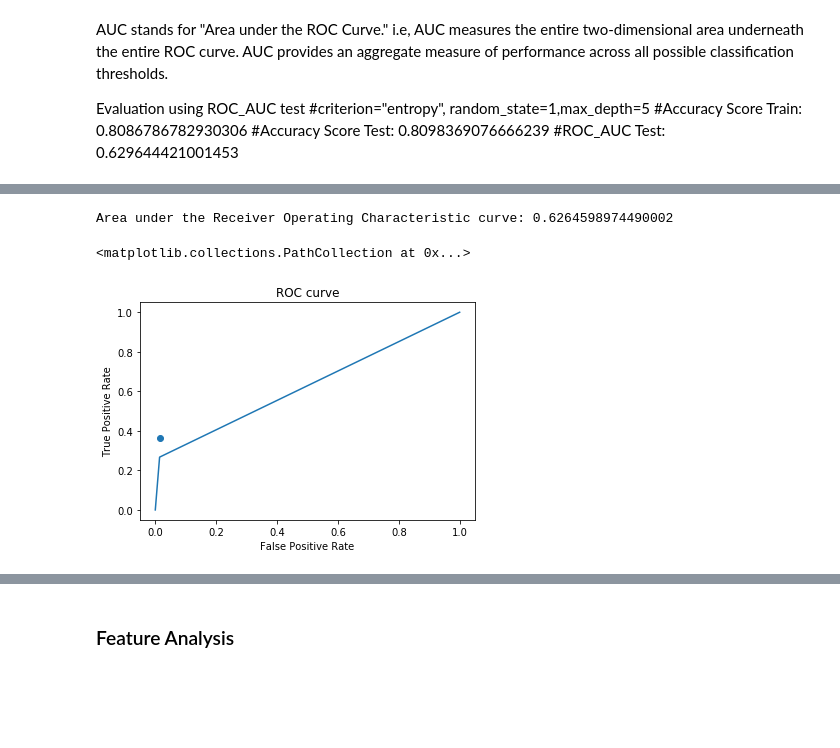
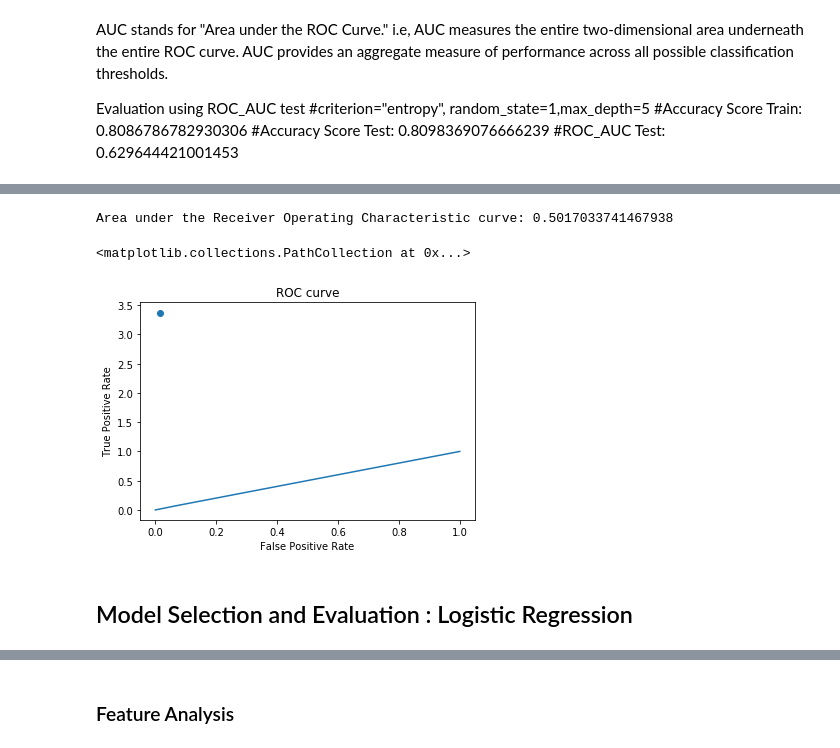
Before and after one commit to in04436r/Car-Crash-Severeity, a Jupyter notebook: Notebooks/Collision_Analysis_RE.ipynb, the cells around one changed output, grey strips where cells are left out. Cells and saved outputs as stored; diff of their text form; code cells hidden in the pictures; blank space fills up the shorter version.

```diff
--- a/Notebooks/Collision_Analysis_RE.ipynb
+++ b/Notebooks/Collision_Analysis_RE.ipynb
@@ -100,11 +186,11 @@ Building the target datframe
 # %%
 # Creating a new dataframe for COLLISION_TYPE
 # Then we will OneHotEncode the data to categories
-COLLISION_type1 = df1['COLLISIONTYPE']
-COLLISION_df1 = pd.DataFrame(COLLISION_type1, columns=['COLLISIONTYPE'])
-COLLISION_df1 = pd.DataFrame(ohe.fit_transform(COLLISION_df1[['COLLISIONTYPE']]).toarray())
+COLLISION_type1 = d1['COLLISIONTYPE']
+COLLISION_d1 = pd.DataFrame(COLLISION_type1, columns=['COLLISIONTYPE'])
+COLLISION_d1 = pd.DataFrame(ohe.fit_transform(COLLISION_d1[['COLLISIONTYPE']]).toarray())
 # %%
 # Each column will be a COLLISION_TYPE, so we will need to label each column
-COLLISION_col1 = df1['COLLISIONTYPE'].unique()
-COLLISION_df1.columns = COLLISION_col1
+COLLISION_col1 = d1['COLLISIONTYPE'].unique()
+COLLISION_d1.columns = COLLISION_col1
 # %%
@@ -123,7 +209,7 @@ text_col = ['WEATHER', 'LIGHTCOND', 'JUNCTIONTYPE', 'UNDERINFL', 'ROADCOND', 'IN
 en_df1 = pd.DataFrame()
 for col in text_col:
     encoder = LabelEncoder()
-    en_df1[col] = encoder.fit_transform(df1[col])
+    en_df1[col] = encoder.fit_transform(d1[col])
 
 en_df1
 # %% [output]
@@ -185,7 +271,7 @@ sev_df1
  Merging the label encoded feature set with the target set
 # %%
 # Merge the FIRST_CRASH_TYPE and the LabelEncoded dataframe together
-df_01 = pd.merge(COLLISION_df1, en_df1, left_index=True, right_index=True)
+df_01 = pd.merge(COLLISION_d1, en_df1, left_index=True, right_index=True)
 # %%
 df_01.columns
 # %% [output]
@@ -270,22 +377,24 @@ weighted avg       0.82      0.81      0.77    155738
 # %%
 from sklearn.metrics import roc_auc_score, roc_curve
 fpr, tpr, thresholds = roc_curve(y_train, y_test_pred)
 plt.plot(fpr, tpr)
 plt.title('ROC curve')
 plt.xlabel('False Positive Rate')
 plt.ylabel('True Positive Rate')
 print('Area under the Receiver Operating Characteristic curve:',
       roc_auc_score(y_train, y_test_pred))
 
 # When threshold = 0.1
 false_positives = 1658
 true_positives = 10252
 actual_negative=115690
-actual_positive=28138
+actual_positive=3047
 false_positive_rate = false_positives/actual_negative
 true_positive_rate = true_positives/actual_positive
 plt.scatter(false_positive_rate, true_positive_rate)
 # %% [output]
-Area under the Receiver Operating Characteristic curve: 0.6264598974490002
+Area under the Receiver Operating Characteristic curve: 0.5017033741467938
 <matplotlib.collections.PathCollection at 0x...>
-[figure, old version]
+[figure, new version]
+# %% [markdown]
+## Model Selection and Evaluation : Logistic Regression
```
Also changed, not shown: parts of 44 cells of this notebook.
